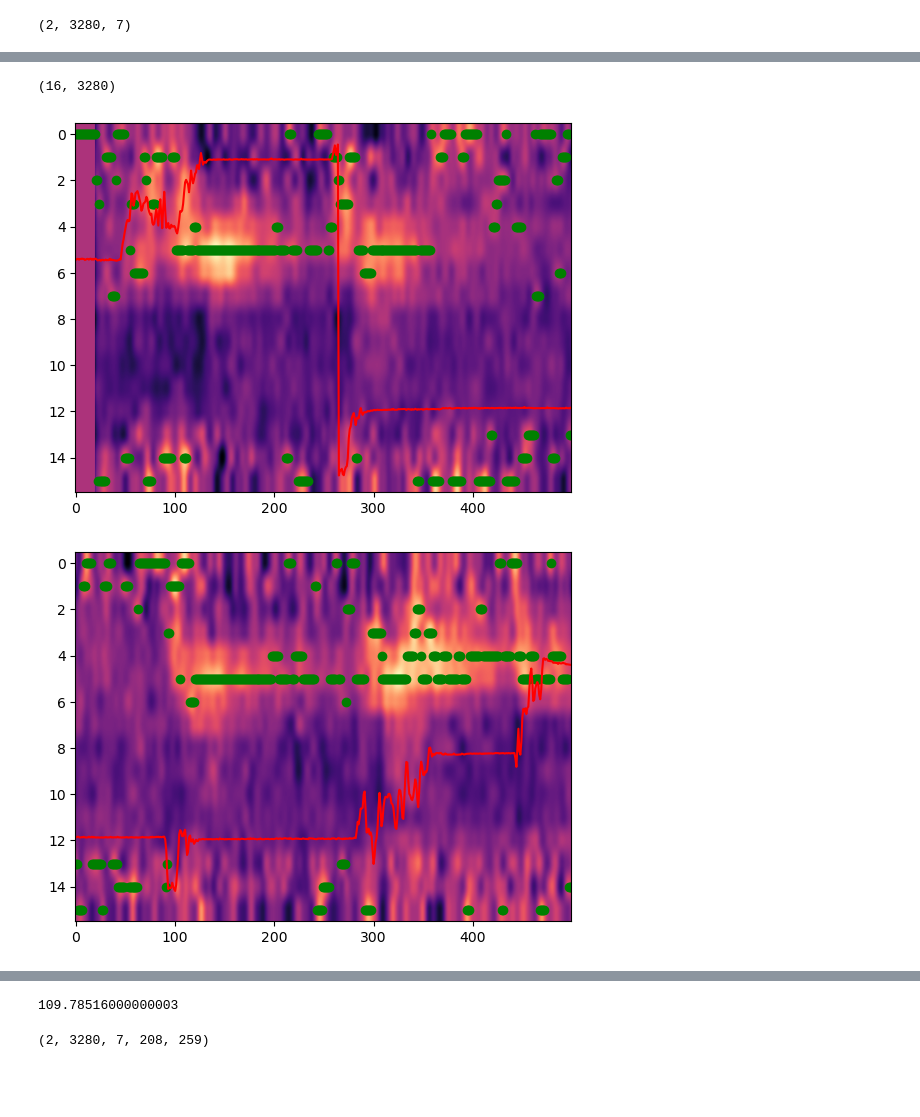
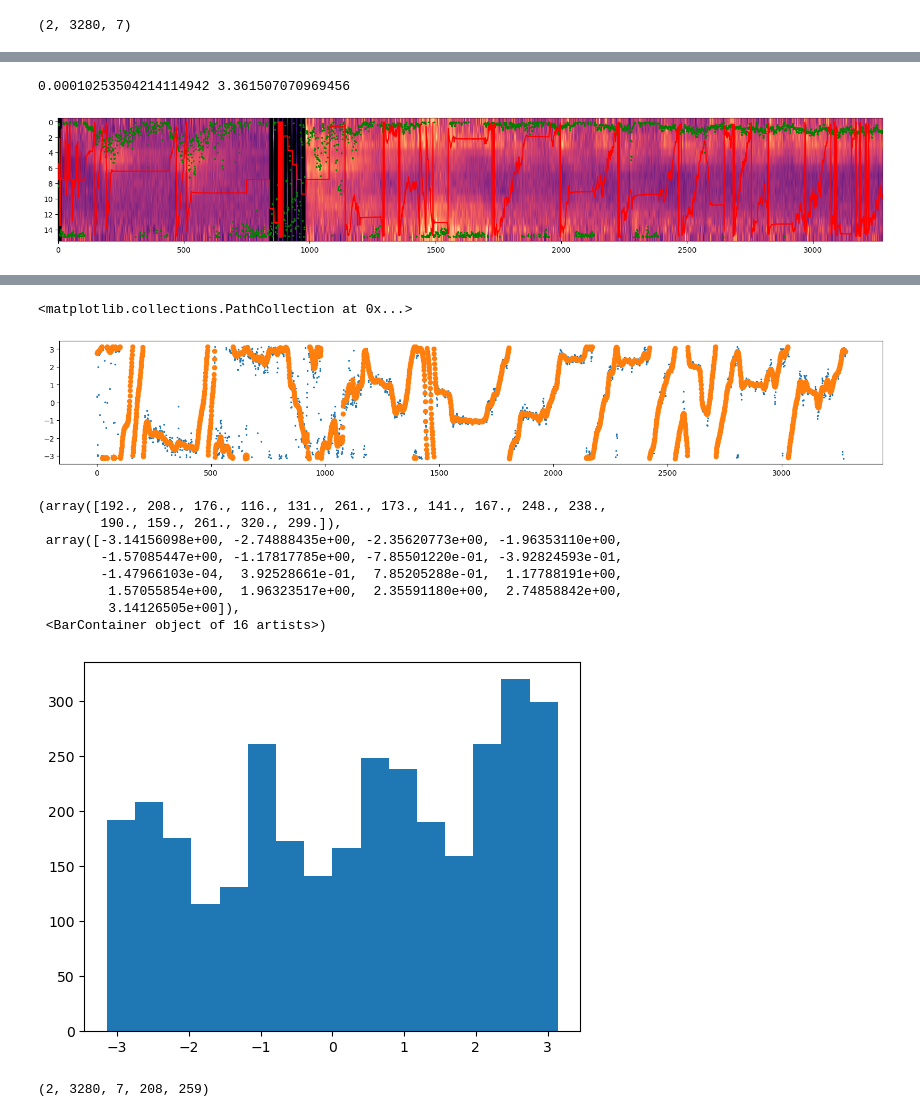
Before and after one commit to yfisher-lab/SessionTools, a Jupyter notebook: Notebooks/signal_extraction_debugging.ipynb, the cells around one changed output, grey strips where cells are left out. Drawn from its saved outputs; the diff is of its cells as text; code cells hidden in the pictures; blank space fills up the shorter version.

```diff
--- a/Notebooks/signal_extraction_debugging.ipynb
+++ b/Notebooks/signal_extraction_debugging.ipynb
@@ -87,34 +95,41 @@ df_aligned.head()
 # %%
-F = st2p.preprocessing.signals.extract_2p_timeseries(data, eb_napari.masks, 16)
+F = st2p.preprocessing.signals.extract_2p_timeseries(data, masks, 16) + 1E-3
 # %%
 # baseline
 F_base = np.copy(F)
 # smooth with a 1s gaussian
-# F_base = sp.ndimage.gaussian_filter1d(F_base,100,axis=-1)
+F_base = sp.ndimage.gaussian_filter1d(F_base,100,axis=-1)
 F_base = np.percentile(F_base,5,axis=-1, keepdims=True)
 # 10 s min max
 # F_base = sp.ndimage.minimum_filter1d(F_base, 300, axis=-1)
 # F_base = sp.ndimage.maximum_filter1d(F_base, 300, axis=-1)
 # %%
-F = sp.ndimage.gaussian_filter1d(F,3,axis=-1)
-# dff = F[1,:,:]/F_base[1,:,:]
-dff = 0*F[1,:,:]
-dff[:,20:] = sp.stats.zscore(F[1,:,20:],axis=-1)
+F = sp.ndimage.gaussian_filter1d(F,1,axis=-1)
+# denom = F[0,:,:].mean(axis=1, keepdims=True).sum(axis=0,keepdims=True)
+# f_denom = F[0,:,:].mean(axis=1,keepdims=True)/denom
+dff = F[1,:,:]/F_base[1,:,:]
+# dff = sp.stats.zscore(dff,axis=-1)
+# dff = 0*F[1,:,:]
+# dff = sp.stats.zscore(F[1,:,:],axis=-1)
-# %%
-dff.shape
-# %% [output]
-(16, 3280)
+# %%
+print(np.amin(dff),np.amax(dff))
+# %% [output]
+0.00010253504214114942 3.361507070969456
+# %%
+
+x,y = st2p.utilities.pol2cart(dff,np.linspace(-np.pi,np.pi,num=16)[:,np.newaxis])
+rho,phi = st2p.utilities.cart2pol(x.mean(axis=0), y.mean(axis=0))
 # %%
-win_size = 500
+win_size = 4000
 for start_i in range(0,dff.shape[-1],win_size):
     stop_i = min(start_i+win_size, dff.shape[-1]-1)
     window = slice(start_i, stop_i)
-    fig, ax = plt.subplots()
+    fig, ax = plt.subplots(figsize=[20,3])
     dff_window = dff[:,window]
-    ax.imshow(dff_window,aspect='auto',cmap='magma')
+    ax.imshow(dff_window,aspect='auto',cmap='magma',vmin=0,vmax=3)
     x = np.arange(stop_i-start_i)
     ax.plot(x,15*(df_aligned['heading'].iloc[window].to_numpy()+np.pi)/2/np.pi,color='red')
-    ax.scatter(x,np.argmax(dff_window,axis=0),color='green')
+
+    ax.scatter(x,15*(phi[window]+np.pi)/2/np.pi,color='green', s=2)
 # %% [output]
-[figure, old version]
+[figure, new version]
-[figure, removed]
@@ -126,4 +135,0 @@ for start_i in range(0,dff.shape[-1],win_size):
-# %%
-np.diff(df_aligned['Time(ms)']).mean()
-# %% [output]
-109.78516000000003
@@ -130,3 +140,25 @@ np.diff(df_aligned['Time(ms)']).mean()
+# %%
+fig,ax = plt.subplots(figsize=[20,3])
+ax.scatter(np.arange(offset.shape[0]),offset,s=2)
+offset_cart_x, offset_cart_y = st2p.utilities.pol2cart(np.ones(offset.shape),offset)
+_, offset_sm = st2p.utilities.cart2pol(sp.ndimage.gaussian_filter1d(offset_cart_x,5),sp.ndimage.gaussian_filter1d(offset_cart_y,5))
+ax.scatter(np.arange(offset.shape[0]), offset_sm)
+# %% [output]
+<matplotlib.collections.PathCollection at 0x...>
+[figure, added]
+# %%
+fig, ax = plt.subplots()
+ax.hist(offset,bins=16)
+# %% [output]
+(array([192., 208., 176., 116., 131., 261., 173., 141., 167., 248., 238.,
+        190., 159., 261., 320., 299.]),
+ array([-3.14156098e+00, -2.74888435e+00, -2.35620773e+00, -1.96353110e+00,
+        -1.57085447e+00, -1.17817785e+00, -7.85501220e-01, -3.92824593e-01,
+        -1.47966103e-04,  3.92528661e-01,  7.85205288e-01,  1.17788191e+00,
+         1.57055854e+00,  1.96323517e+00,  2.35591180e+00,  2.74858842e+00,
+         3.14126505e+00]),
+ <BarContainer object of 16 artists>)
+[figure, added]
 # %%
 data.shape
 # %% [output]
```
Also changed, not shown: parts of 11 cells of this notebook, 2 other files.
